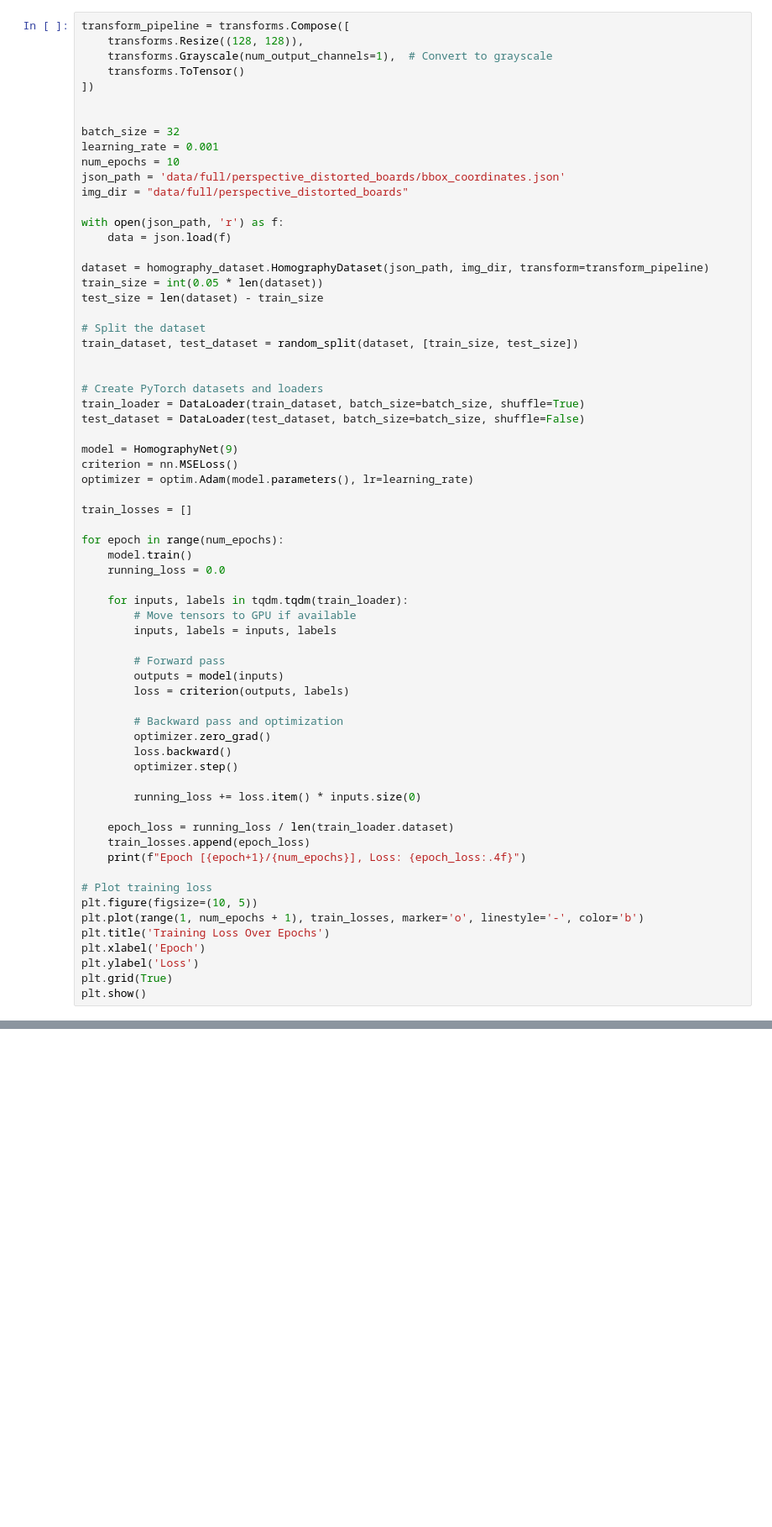
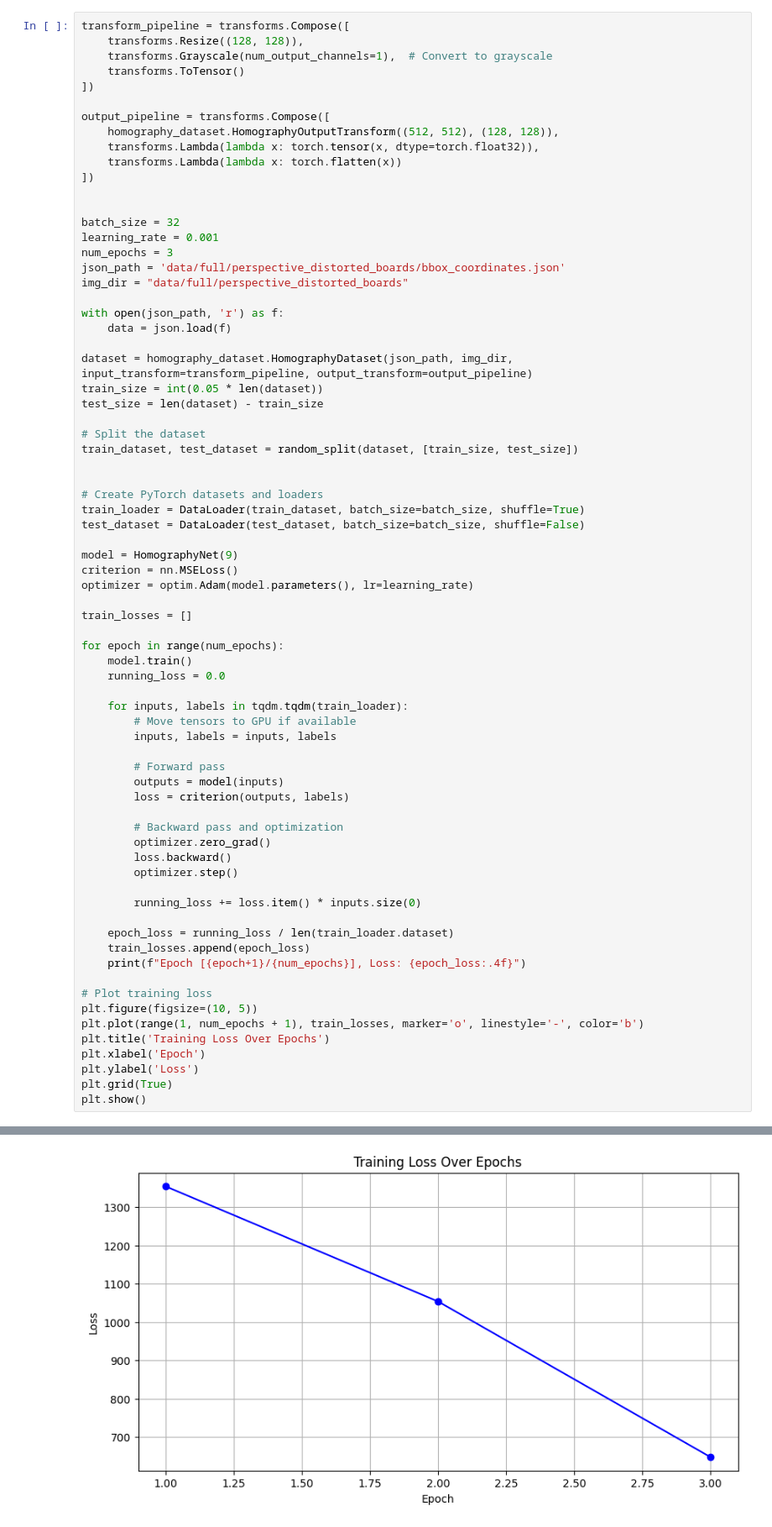
Before and after one commit to vdakov/cv-board-game-detection, a Jupyter notebook: main.ipynb, the cells around one changed output, grey strips where cells are left out. Shown: that part at 84% size. Saved outputs shown, nothing was run; the diff lists cells and outputs as text; blank space fills up the shorter version.

```diff
--- a/main.ipynb
+++ b/main.ipynb
@@ -41,17 +41,23 @@ transform_pipeline = transforms.Compose([
     transforms.ToTensor()
 ])
 
+output_pipeline = transforms.Compose([
+    homography_dataset.HomographyOutputTransform((512, 512), (128, 128)),
+    transforms.Lambda(lambda x: torch.tensor(x, dtype=torch.float32)),
+    transforms.Lambda(lambda x: torch.flatten(x))
+])
+
 
 batch_size = 32
 learning_rate = 0.001
-num_epochs = 10
+num_epochs = 3
 json_path = 'data/full/perspective_distorted_boards/bbox_coordinates.json'
 img_dir = "data/full/perspective_distorted_boards"
 
 with open(json_path, 'r') as f:
     data = json.load(f)
 
-dataset = homography_dataset.HomographyDataset(json_path, img_dir, transform=transform_pipeline)
+dataset = homography_dataset.HomographyDataset(json_path, img_dir, input_transform=transform_pipeline, output_transform=output_pipeline)
 train_size = int(0.05 * len(dataset))
 test_size = len(dataset) - train_size
 
@@ -105 +113,2 @@ KeyboardInterrupt:
+[figure, added]
 # %%
```
Also changed, not shown: parts of 4 cells of this notebook, 1 other file.
